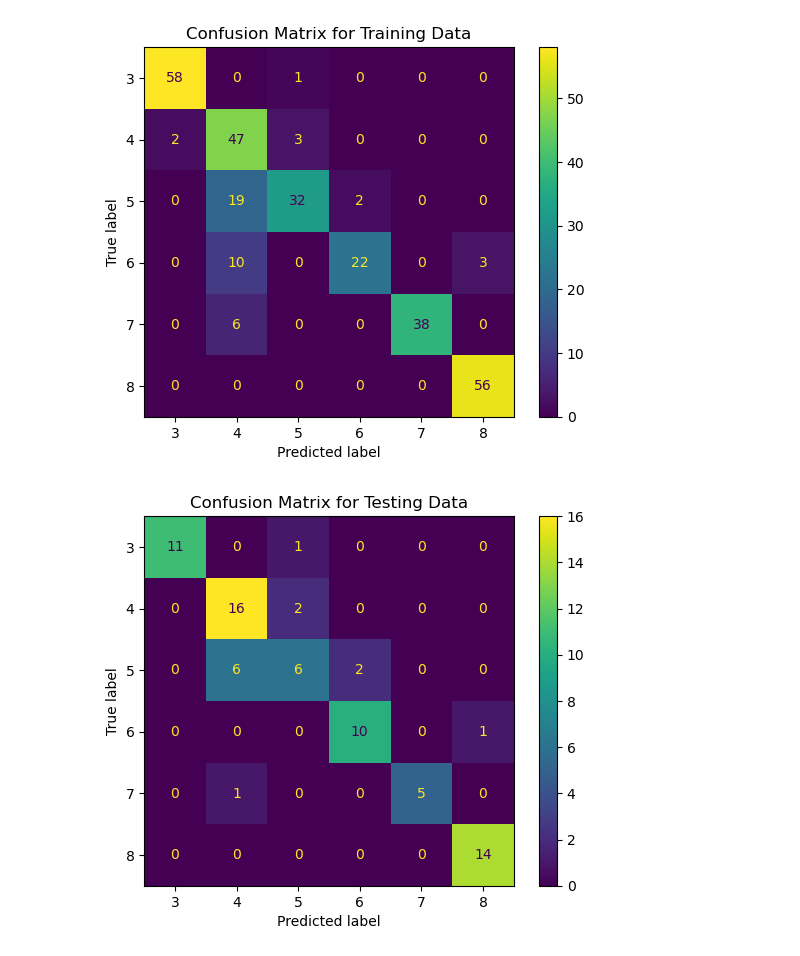
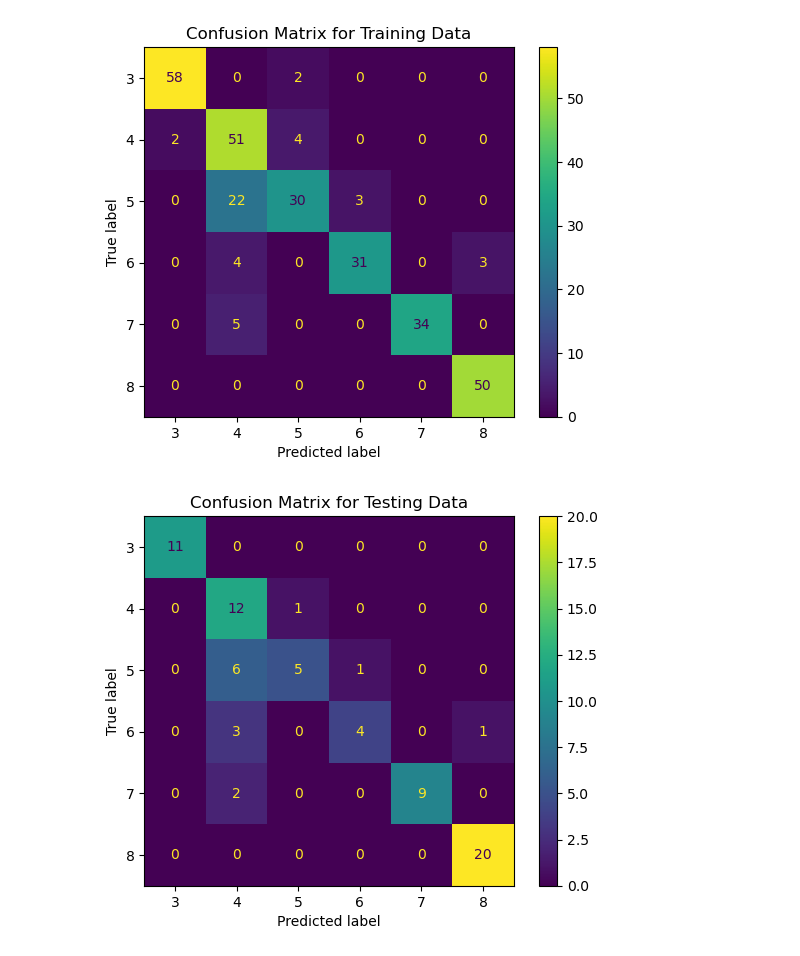
Before and after one commit to ryyu444/ECS-171-Group-Project, a Jupyter notebook: models/models.ipynb, the cells around one changed output. Cells and saved outputs as stored; diff of their text form; code cells hidden in the pictures.

```diff
--- a/models/models.ipynb
+++ b/models/models.ipynb
@@ -173,7 +289,7 @@ Naive Bayes testing accuracy: 0.8133333333333334
 X_train, X_test, y_train, y_test = train_test_split(X, y, test_size=0.2)
 
 # creat Support Vector Machine model
-svm = SVC(kernel="linear")
+svm = SVC(kernel="rbf")
 svm.fit(X_train, y_train)
 
 # use SVM to predict on train and test sets
@@ -181,11 +297,14 @@ y_trainPredSVM = svm.predict(X_train)
 y_testPredSVM = svm.predict(X_test)
 
 # display accuracy for train and test sets
-print('SVM training accuracy:',
-      accuracy_score(y_train, y_trainPredSVM))
+print('SVM Classification Train Report:',
+      classification_report(y_train, y_trainPredSVM))
+print(f'Accuracy Train: {accuracy_score(y_train, y_trainPredSVM)}\n')
 
-print('SVM testing accuracy:',
-      accuracy_score(y_test, y_testPredSVM))
+
+print('SVM Classification Test Report:',
+      classification_report(y_test, y_testPredSVM))
+print(f'Accuracy Test: {accuracy_score(y_test, y_testPredSVM)}')
 
 # display confusion matrix for train and test
 fig, axes = plt.subplots(1,2,figsize=(20,8))
@@ -199,4 +318,28 @@ disptest.plot()
 axes[1].set_title("Confusion Matrix for Testing Data")
 plt.title("Confusion Matrix for Testing Data")
 plt.show()
+
+# def convert_to_stress_level(x):
+#       conditions = [x==0, (x > 0) & (x < 4), (x >= 4) & (x <= 7), (x > 7)]
+#       choices = ["No Stress", "Low Stress", "Medium Stress", "High Stress"]
+
+#       return np.select(conditions, choices)
+
+# y_trainPredSVM = convert_to_stress_level(y_trainPredSVM)
+# y_testPredSVM = convert_to_stress_level(y_testPredSVM)
+
+# # Create Frequency Bar Plot for each Stress Level
+# val, count = np.unique(y_trainPredSVM, return_counts=True)
+# print(f'Predicted Train Values: {val}\nCount: {count}\n')
+# freqPlot = sns.barplot(x=val, y=count).set_title('Predicted Train Values')
+# plt.xlabel('Predicted Train Values')
+# plt.ylabel('Frequency')
+# plt.show(freqPlot)
+
+# val, count = np.unique(y_testPredSVM, return_counts=True)
+# print(f'Predicted Test Values: {val}\nCount: {count}\n')
+# freqPlot = sns.barplot(x=val, y=count).set_title('Predicted Test Values')
+# plt.xlabel('Predicted Test Values')
+# plt.ylabel('Frequency')
+# plt.show(freqPlot)
 # %% [output]
@@ -206,2 +364,2 @@ SVM testing accuracy: 0.8266666666666667
-[figure, old version]
+[figure, new version]
-[figure, old version]
+[figure, new version]
```
Also changed, not shown: parts of 8 cells of this notebook.
